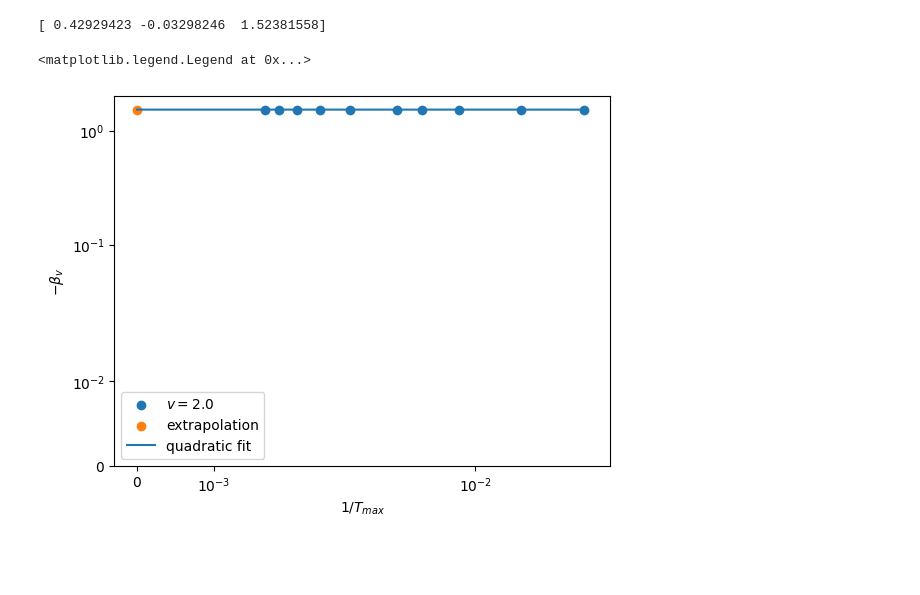
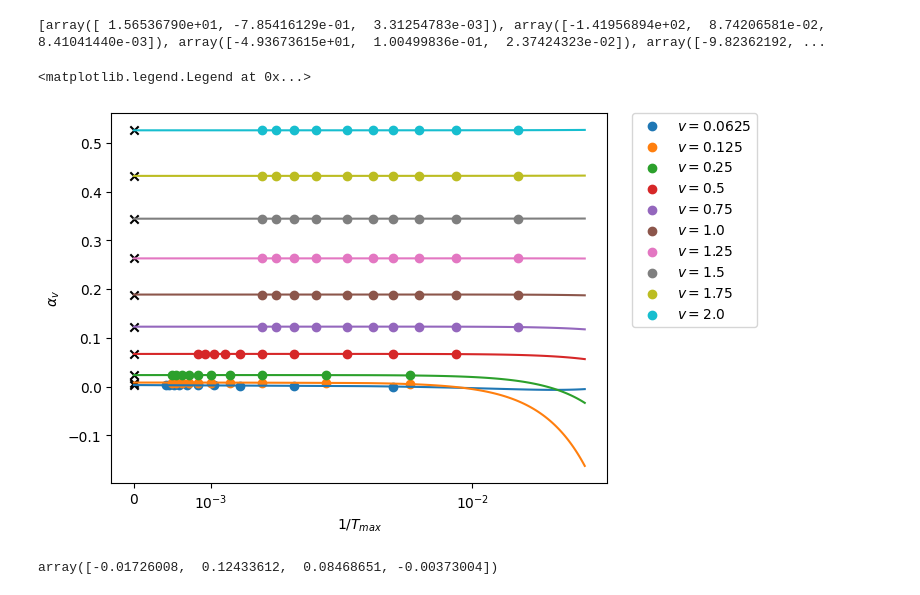
Before and after one commit to dszv/KdVB, a Jupyter notebook: extr.ipynb, the cells around one changed output. Drawn from its saved outputs; the diff is of its cells as text; code cells hidden in the pictures; blank space fills up the shorter version.

```diff
--- a/extr.ipynb
+++ b/extr.ipynb
@@ -11,0 +48,3 @@ pl.plot(vel, beta_v)
+# %%
+fit = [np.polyfit(INV_TIME[i] + [0.0], BETAV[i] + [A[i]], 2, rcond=None, full=False, w=None, cov=False) for i in range(10)]
+print(fit)
@@ -76,0 +120,3 @@ print(A)
+# %%
+fit = [np.polyfit(INV_TIME[i][d:] + [0.0], ALPHAX[i][d:] + [B[i]], 2, rcond=None, full=False, w=None, cov=False) for i in range(10)]
+print(fit)
@@ -77,24 +192,38 @@ print(A)
 # %%
-final_fit = np.polyfit(inverted_TT + [0.0], bv + [A], 2, rcond=None, full=False, w=None, cov=False)
-print(final_fit)
+fit = [np.polyfit(INV_TIME[i] + [0.0], ALPHAV[i] + [C[i]], 2, rcond=None, full=False, w=None, cov=False) for i in range(10)]
+print(fit)
 # %% [output]
-[ 0.42929423 -0.03298246  1.52381558]
+[array([ 1.56536790e+01, -7.85416129e-01,  3.31254783e-03]), array([-1.41956894e+02,  8.74206581e-02,  8.41041440e-03]), array([-4.93673615e+01,  1.00499836e-01,  2.37424323e-02]), array([-9.82362192, ...
-# %%
-x = np.linspace(0.0, 0.035, num=100)
-y = final_fit[0]*x**2 + final_fit[1]*x + final_fit[2]
-
-pl.scatter(inverted_TT, bv, label=r'$v = 2.0$')
-pl.scatter([0.0], [A], label='extrapolation')
-pl.plot(x, y, label='quadratic fit')
-
-pl.xlabel(r'$1/T_{max}$')
-pl.xscale('symlog', linthresh=0.003)
-# pl.xscale('log')
-pl.ylabel(r'$-\beta _v$')
-pl.yscale('symlog', linthresh=0.015)
-pl.ylim(0.0, 2.0)
-
-pl.legend()
-# %% [output]
-<matplotlib.legend.Legend at 0x...>
-[figure, removed]
+# %%
+X = np.linspace(0.0, 0.035, num=100)
+Y = [fit[i][0]*X**2 + fit[i][1]*X + fit[i][2] for i in range(10)]
+
+for i in range(10):
+    pl.plot(X, Y[i])# , label='quadratic fit')
+    pl.scatter([0.0], [C[i]], marker='x', color='black') #, label='extrapolation')
+
+pl.scatter(INV_TIME[0], ALPHAV[0], label=r'$v = 0.0625$')
+pl.scatter(INV_TIME[1], ALPHAV[1], label=r'$v = 0.125$')
+pl.scatter(INV_TIME[2], ALPHAV[2], label=r'$v = 0.25$')
+pl.scatter(INV_TIME[3], ALPHAV[3], label=r'$v = 0.5$')
+pl.scatter(INV_TIME[4], ALPHAV[4], label=r'$v = 0.75$')
+pl.scatter(INV_TIME[5], ALPHAV[5], label=r'$v = 1.0$')
+pl.scatter(INV_TIME[6], ALPHAV[6], label=r'$v = 1.25$')
+pl.scatter(INV_TIME[7], ALPHAV[7], label=r'$v = 1.5$')
+pl.scatter(INV_TIME[8], ALPHAV[8], label=r'$v = 1.75$')
+pl.scatter(INV_TIME[9], ALPHAV[9], label=r'$v = 2.0$')
+
+pl.xlabel(r'$1/T_{max}$')
+pl.xscale('symlog', linthresh=0.003)
+pl.ylabel(r'$\alpha _v$')
+# pl.yscale('log')
+
+pl.legend(bbox_to_anchor=(1.05, 1), loc='upper left', borderaxespad=0)
+# %% [output]
+<matplotlib.legend.Legend at 0x...>
+[figure, added]
+# %%
+ffit = np.polyfit(V, C, 3, rcond=None, full=False, w=None, cov=False)
+ffit
+# %% [output]
+array([-0.01726008,  0.12433612,  0.08468651, -0.00373004])
```
Also changed, not shown: parts of 20 cells of this notebook, 4 other files.
